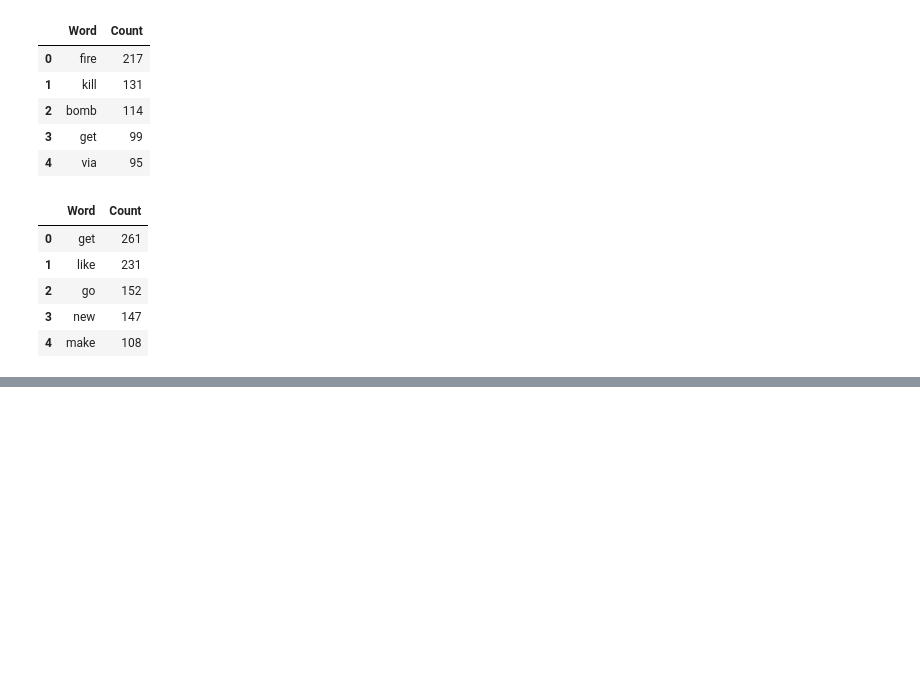
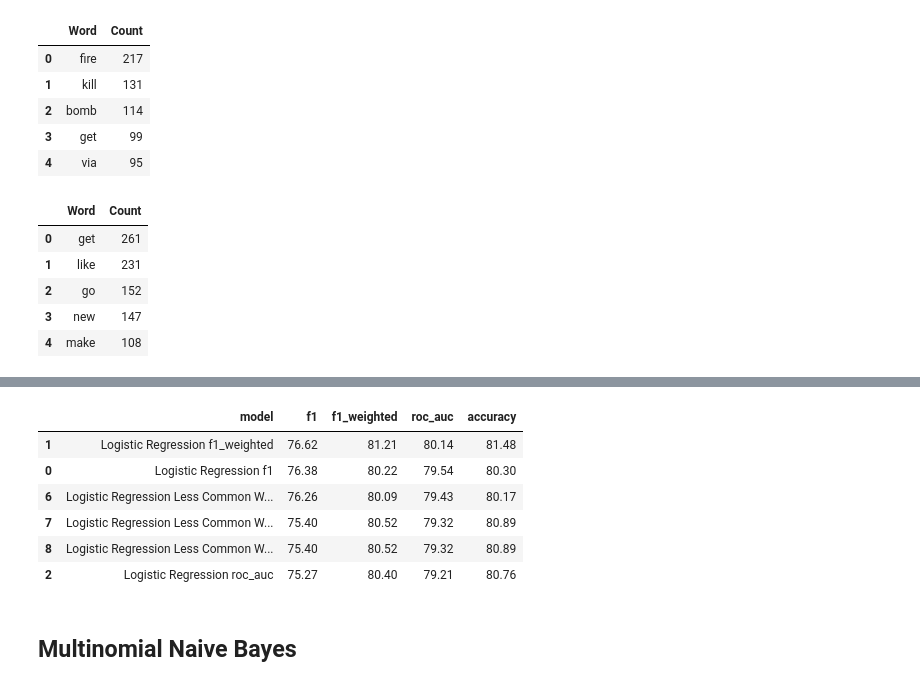
Before and after one commit to JericCantos/DisasterTweetPredictions, a Jupyter notebook: notebooks/DisasterTweetPrediction.ipynb, the cells around one changed output, grey strips where cells are left out. Drawn from its saved outputs; the diff is of its cells as text; code cells hidden in the pictures; blank space fills up the shorter version.

```diff
--- a/notebooks/DisasterTweetPrediction.ipynb
+++ b/notebooks/DisasterTweetPrediction.ipynb
@@ -775,0 +970,19 @@ non_disaster_df.head()
+# %%
+df_summary = model_summaries(['Logistic Regression Less Common Words f1',
+                   'Logistic Regression Less Common Words f1_weighted',
+                   'Logistic Regression Less Common Words roc_auc',
+                   'Logistic Regression f1',
+                   'Logistic Regression f1_weighted',
+                   'Logistic Regression roc_auc'])
+
+df_summary
+# %% [output]
+|  | model | f1 | f1_weighted | roc_auc | accuracy |
+| 1 | Logistic Regression f1_weighted | 76.62 | 81.21 | 80.14 | 81.48 |
+| 0 | Logistic Regression f1 | 76.38 | 80.22 | 79.54 | 80.30 |
+| 6 | Logistic Regression Less Common W... | 76.26 | 80.09 | 79.43 | 80.17 |
+| 7 | Logistic Regression Less Common W... | 75.40 | 80.52 | 79.32 | 80.89 |
+| 8 | Logistic Regression Less Common W... | 75.40 | 80.52 | 79.32 | 80.89 |
+| 2 | Logistic Regression roc_auc | 75.27 | 80.40 | 79.21 | 80.76 |
+# %% [markdown]
+## Multinomial Naive Bayes
```
Also changed, not shown: parts of 37 cells of this notebook.
